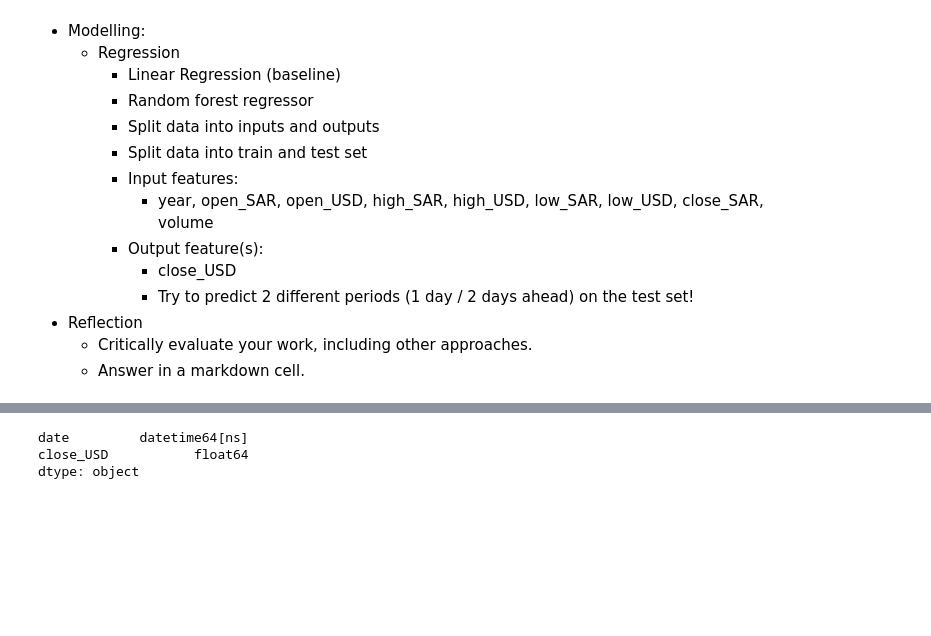
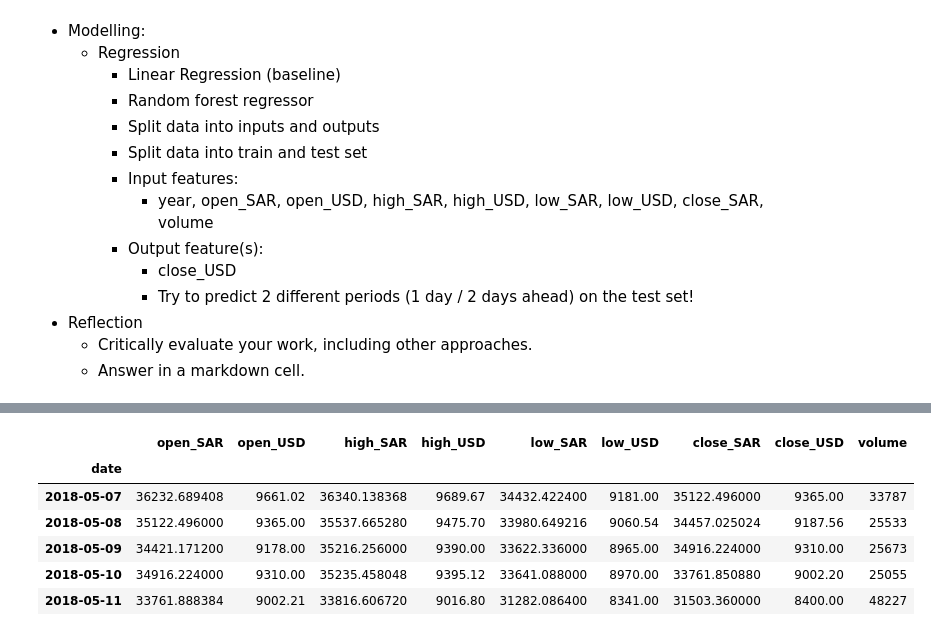
Before and after one commit to RompfRobert/Machine_Learning_and_Deep_Learning, a Jupyter notebook: MIB_Non-Neural_Machine_Learning/08_Assignement/rrompf_assignement.ipynb, the cells around one changed output, grey strips where cells are left out. Saved outputs shown, nothing was run; the diff lists cells and outputs as text; code cells hidden in the pictures; blank space fills up the shorter version.

```diff
--- a/MIB_Non-Neural_Machine_Learning/08_Assignement/rrompf_assignement.ipynb
+++ b/MIB_Non-Neural_Machine_Learning/08_Assignement/rrompf_assignement.ipynb
@@ -44,7 +35,0 @@ df.rename(columns= {"Unnamed: 0" : "date"}, inplace=True)
-# %%
-df2 = df[['date', 'close_USD']]
-df2.dtypes
-# %% [output]
-date         datetime64[ns]
-close_USD           float64
-dtype: object
@@ -52,0 +47,23 @@ df2.index = df2['date']
+# %%
+# generate a seed for reproductibility
+random_seed = 69420
+np.random.seed(random_seed)
+
+# read the data
+df = pd.read_csv('dc.csv', parse_dates=["Unnamed: 0"])
+# rename the un-named column re-index the dataset to the 'date' column
+df.rename(columns= {"Unnamed: 0" : "date"}, inplace=True)
+df.set_index("date", inplace=True)
+# sort the data by date
+df.sort_index(ascending=True, inplace=True)
+# drop NaN values
+df.dropna(inplace=True)
+df.head()
+# %% [output]
+|  | open_SAR | open_USD | high_SAR | high_USD | low_SAR | low_USD | close_SAR | close_USD | volume |
+| date |  |  |  |  |  |  |  |  |  |
+| 2018-05-07 | 36232.689408 | 9661.02 | 36340.138368 | 9689.67 | 34432.422400 | 9181.00 | 35122.496000 | 9365.00 | 33787 |
+| 2018-05-08 | 35122.496000 | 9365.00 | 35537.665280 | 9475.70 | 33980.649216 | 9060.54 | 34457.025024 | 9187.56 | 25533 |
+| 2018-05-09 | 34421.171200 | 9178.00 | 35216.256000 | 9390.00 | 33622.336000 | 8965.00 | 34916.224000 | 9310.00 | 25673 |
+| 2018-05-10 | 34916.224000 | 9310.00 | 35235.458048 | 9395.12 | 33641.088000 | 8970.00 | 33761.850880 | 9002.20 | 25055 |
+| 2018-05-11 | 33761.888384 | 9002.21 | 33816.606720 | 9016.80 | 31282.086400 | 8341.00 | 31503.360000 | 8400.00 | 48227 |
```
Also changed, not shown: parts of 24 cells of this notebook, 3 other files.
